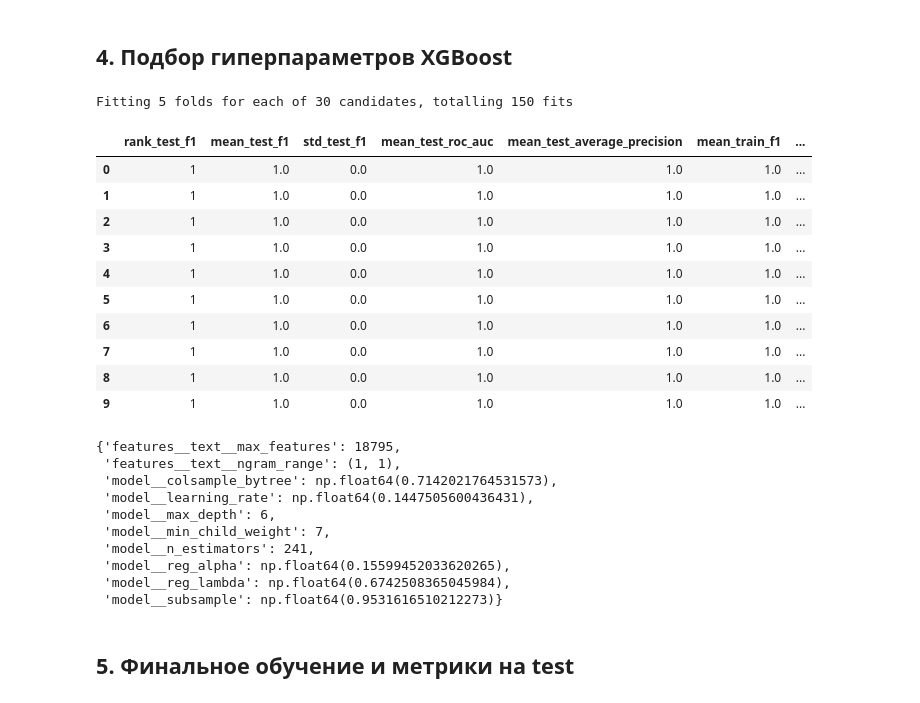
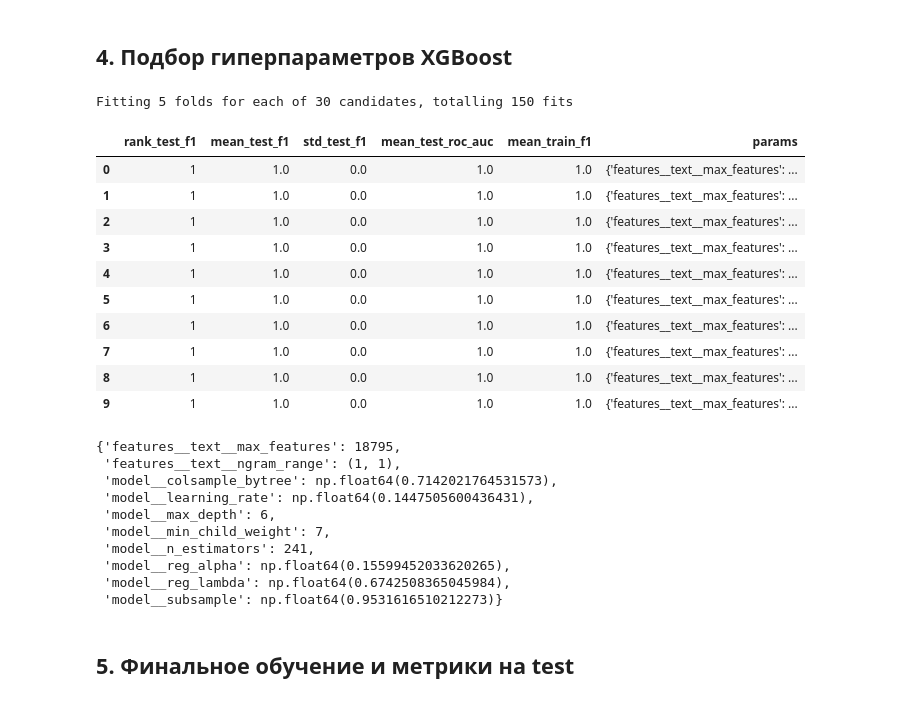
Before and after one commit to hanglider/proj_nik, a Jupyter notebook: xgb.ipynb, the cells around one changed output. Cells and saved outputs as stored; diff of their text form; code cells hidden in the pictures.

```diff
--- a/xgb.ipynb
+++ b/xgb.ipynb
@@ -325,45 +325,44 @@ param_distributions = {
     'model__reg_lambda': uniform(0.5, 3.0),
 }
 
 search = RandomizedSearchCV(
     estimator=search_pipeline,
     param_distributions=param_distributions,
     n_iter=30,
     scoring={'f1': 'f1', 'roc_auc': 'roc_auc'},
     refit='f1',
     cv=tune_cv,
     n_jobs=-1,
     random_state=RANDOM_STATE,
     verbose=1,
     return_train_score=True,
 )
 
 search.fit(X_tune, y_tune)
 
 cv_results = pd.DataFrame(search.cv_results_).sort_values('rank_test_f1')
 display(cv_results[[
     'rank_test_f1',
     'mean_test_f1',
     'std_test_f1',
     'mean_test_roc_auc',
-    'mean_test_average_precision',
     'mean_train_f1',
     'params',
 ]].head(10))
 search.best_params_
 # %% [output]
 Fitting 5 folds for each of 30 candidates, totalling 150 fits
-|  | rank_test_f1 | mean_test_f1 | std_test_f1 | mean_test_roc_auc | mean_test_average_precision | mean_train_f1 | ... |
-| 0 | 1 | 1.0 | 0.0 | 1.0 | 1.0 | 1.0 | ... |
-| 1 | 1 | 1.0 | 0.0 | 1.0 | 1.0 | 1.0 | ... |
-| 2 | 1 | 1.0 | 0.0 | 1.0 | 1.0 | 1.0 | ... |
-| 3 | 1 | 1.0 | 0.0 | 1.0 | 1.0 | 1.0 | ... |
-| 4 | 1 | 1.0 | 0.0 | 1.0 | 1.0 | 1.0 | ... |
-| 5 | 1 | 1.0 | 0.0 | 1.0 | 1.0 | 1.0 | ... |
-| 6 | 1 | 1.0 | 0.0 | 1.0 | 1.0 | 1.0 | ... |
-| 7 | 1 | 1.0 | 0.0 | 1.0 | 1.0 | 1.0 | ... |
-| 8 | 1 | 1.0 | 0.0 | 1.0 | 1.0 | 1.0 | ... |
-| 9 | 1 | 1.0 | 0.0 | 1.0 | 1.0 | 1.0 | ... |
+|  | rank_test_f1 | mean_test_f1 | std_test_f1 | mean_test_roc_auc | mean_train_f1 | params |
+| 0 | 1 | 1.0 | 0.0 | 1.0 | 1.0 | {'features__text__max_features': ... |
+| 1 | 1 | 1.0 | 0.0 | 1.0 | 1.0 | {'features__text__max_features': ... |
+| 2 | 1 | 1.0 | 0.0 | 1.0 | 1.0 | {'features__text__max_features': ... |
+| 3 | 1 | 1.0 | 0.0 | 1.0 | 1.0 | {'features__text__max_features': ... |
+| 4 | 1 | 1.0 | 0.0 | 1.0 | 1.0 | {'features__text__max_features': ... |
+| 5 | 1 | 1.0 | 0.0 | 1.0 | 1.0 | {'features__text__max_features': ... |
+| 6 | 1 | 1.0 | 0.0 | 1.0 | 1.0 | {'features__text__max_features': ... |
+| 7 | 1 | 1.0 | 0.0 | 1.0 | 1.0 | {'features__text__max_features': ... |
+| 8 | 1 | 1.0 | 0.0 | 1.0 | 1.0 | {'features__text__max_features': ... |
+| 9 | 1 | 1.0 | 0.0 | 1.0 | 1.0 | {'features__text__max_features': ... |
 {'features__text__max_features': 18795,
  'features__text__ngram_range': (1, 1),
  'model__colsample_bytree': np.float64(0.7142021764531573),
```
Also changed, not shown: parts of 10 cells of this notebook, 4 other files.
